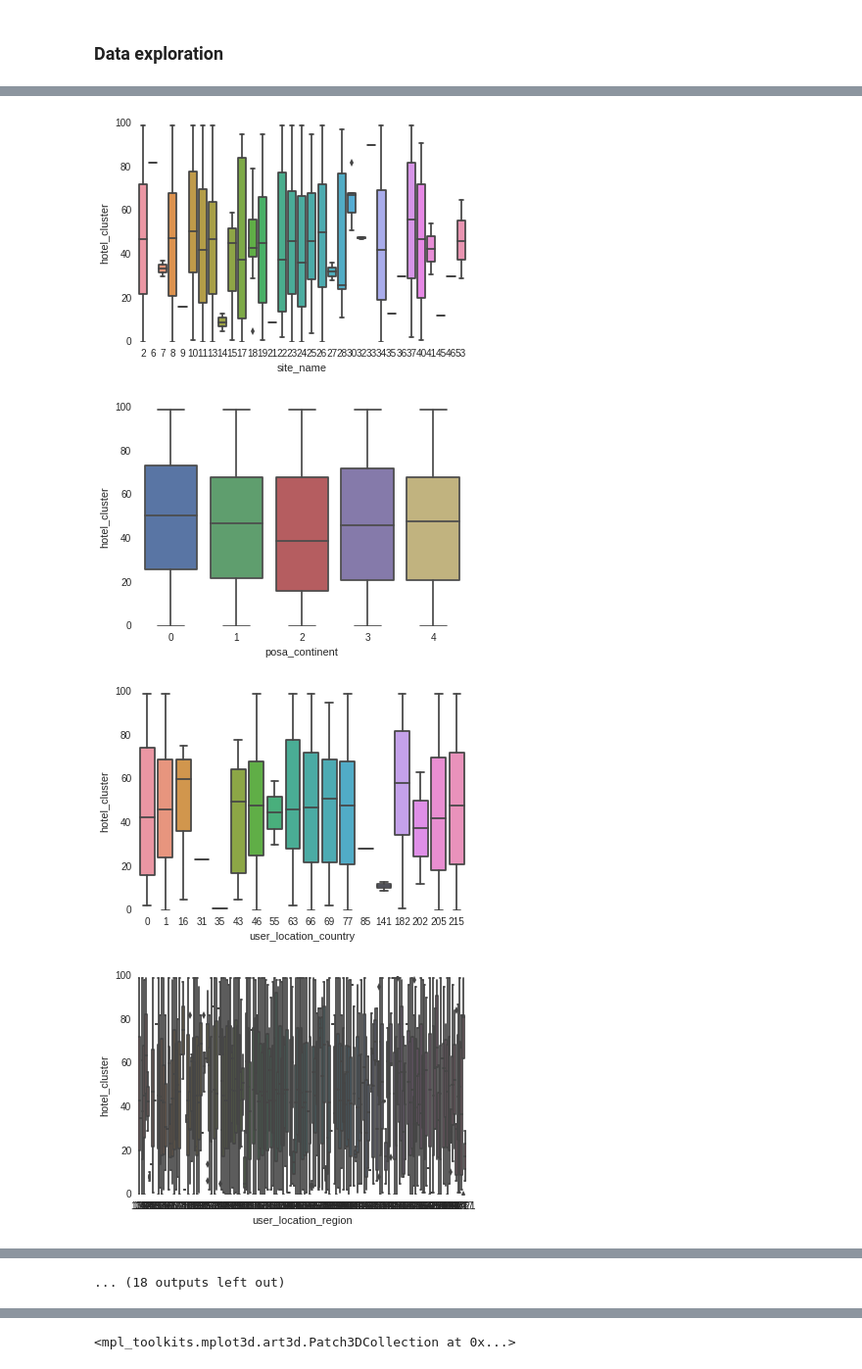
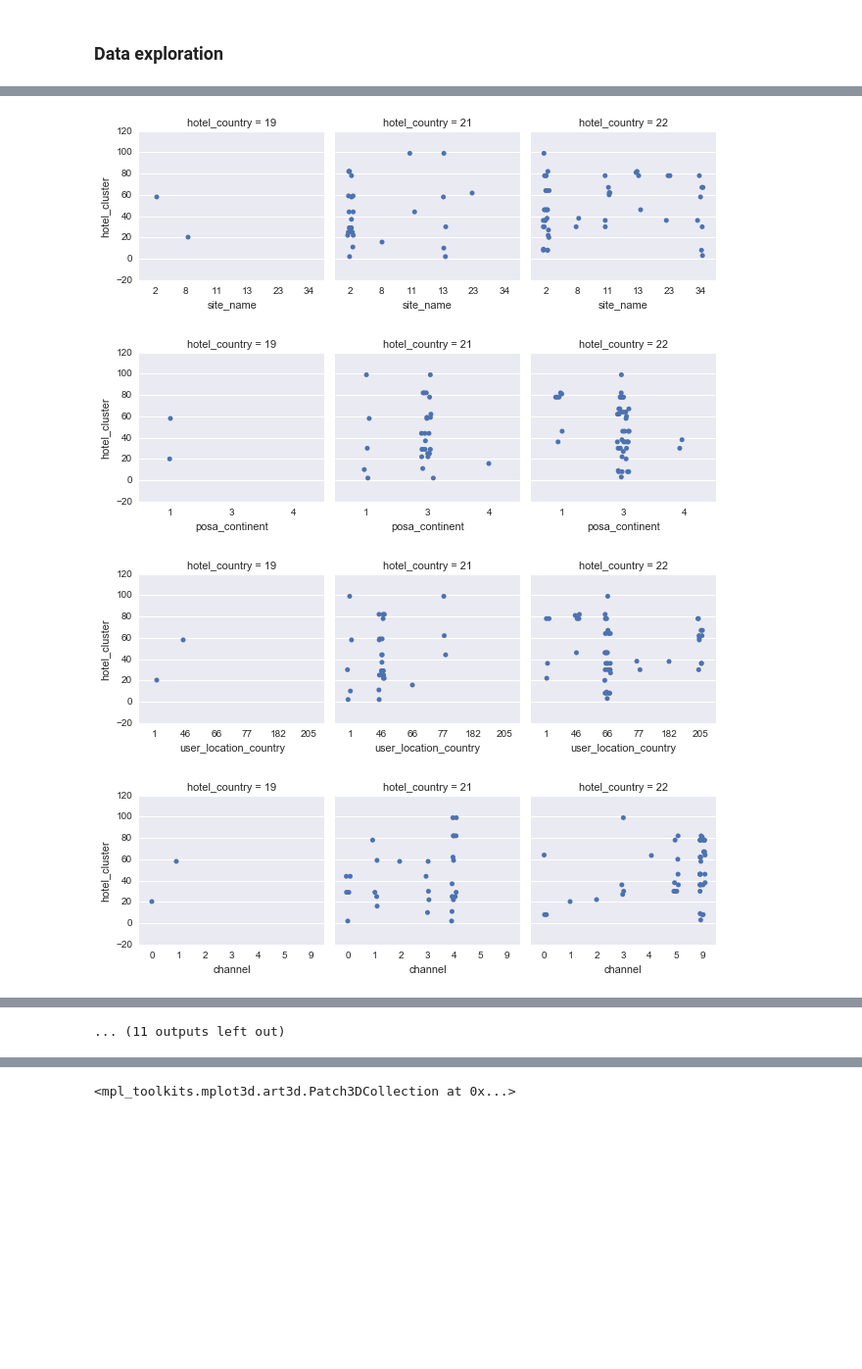
Before and after one commit to muatik/prp, a Jupyter notebook: expedia.ipynb, the cells around one changed output, grey strips where cells are left out. Shown at 98% size. Cells and saved outputs as stored; diff of their text form; code cells hidden in the pictures; blank space fills up the shorter version.

```diff
--- a/expedia.ipynb
+++ b/expedia.ipynb
@@ -10,12 +10,12 @@ from sklearn.grid_search import GridSearchCV
 
 %matplotlib inline
 # %%
-def readCsv(name, nrows=5000000):
+def readCsv(name, nrows=6000000):
     df = pd.read_csv(
         "data/expedia/{}.csv".format(name),
         nrows=nrows,
         parse_dates=["date_time", "srch_ci", "srch_co"])
-    df = df[df.is_booking == True].sample(400000)
+    df = df[(df.is_booking == True) & (pd.DatetimeIndex(df['date_time']).year == 2014)].sample(100000)
     df["year"] = pd.DatetimeIndex(df['date_time']).year
     df["month"] = pd.DatetimeIndex(df['date_time']).month
     df["hour"] = pd.DatetimeIndex(df['date_time']).hour
@@ -35,7 +35,8 @@ def readCsv(name, nrows=5000000):
 
     return df
 
-df = readCsv("train")
+#df = readCsv("train")
+df = pd.read_csv("data/expedia/2014_bookings.csv")
 print("shape: ", df.shape)
 df.sample(5)
 # %% [output]
@@ -276,18 +291,31 @@ Name: orig_destination_distance, dtype: float64
 # %%
 cols = [u'site_name', u'posa_continent', u'user_location_country',
-       u'user_location_region', u'user_location_city', u'is_mobile', u'is_package',
-       u'channel', u'srch_ci', u'srch_co', u'srch_adults_cnt',
+       u'channel', u'srch_adults_cnt',
        u'srch_children_cnt', u'srch_rm_cnt', u'srch_destination_id',
-       u'srch_destination_type_id', u'is_booking', u'cnt', u'hotel_continent',
+       u'is_booking', u'cnt', u'hotel_continent',
        u'hotel_country', u'hotel_market', u'hotel_cluster', u'year', u'month',
        u'hour', u'dayofweek', u'srch_ci_month', u'srch_ci_dayofweek',
        u'srch_co_month', u'srch_co_dayofweek', u'srch_days']
 
 for i in cols:
-    sns.boxplot(x=i, y="hotel_cluster", data=df)
+    g = sns.FacetGrid(
+        df[
+            (
+                (df["hotel_country"] == 19) |
+                (df["hotel_country"] == 20) |
+                (df["hotel_country"] == 21) |
+                (df["hotel_country"] == 22)
+            )
+            & (df["year"] == 2014)
+            & (df["srch_co_month"] == 8)
+        ], col="hotel_country")
+    g.map(sns.stripplot, i, "hotel_cluster", jitter=True)
+    #g.add_legenad();
+    #sns.boxplot(x=i, y="hotel_cluster", data=df[
+    #        (df["hotel_country"] == 21) & (df["year"] == 2014)])
     plt.show()
 # %% [output]
-[figure, old version]
+[figure, new version]
-[figure, old version]
+[figure, new version]
-[figure, old version]
+[figure, new version]
-[figure, old version]
+[figure, new version]
@@ -302,2 +330,2 @@ for i in cols:
-... (18 outputs left out)
+... (11 outputs left out)
 # %%
```
Also changed, not shown: parts of 19 cells of this notebook.
